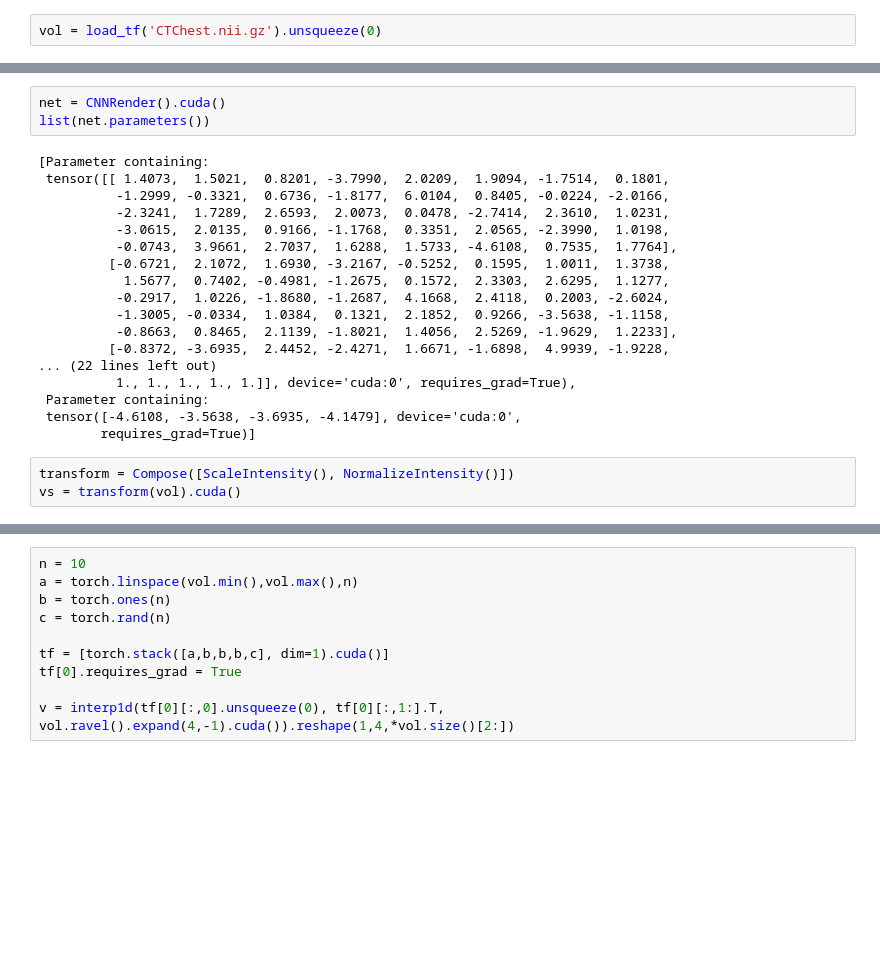
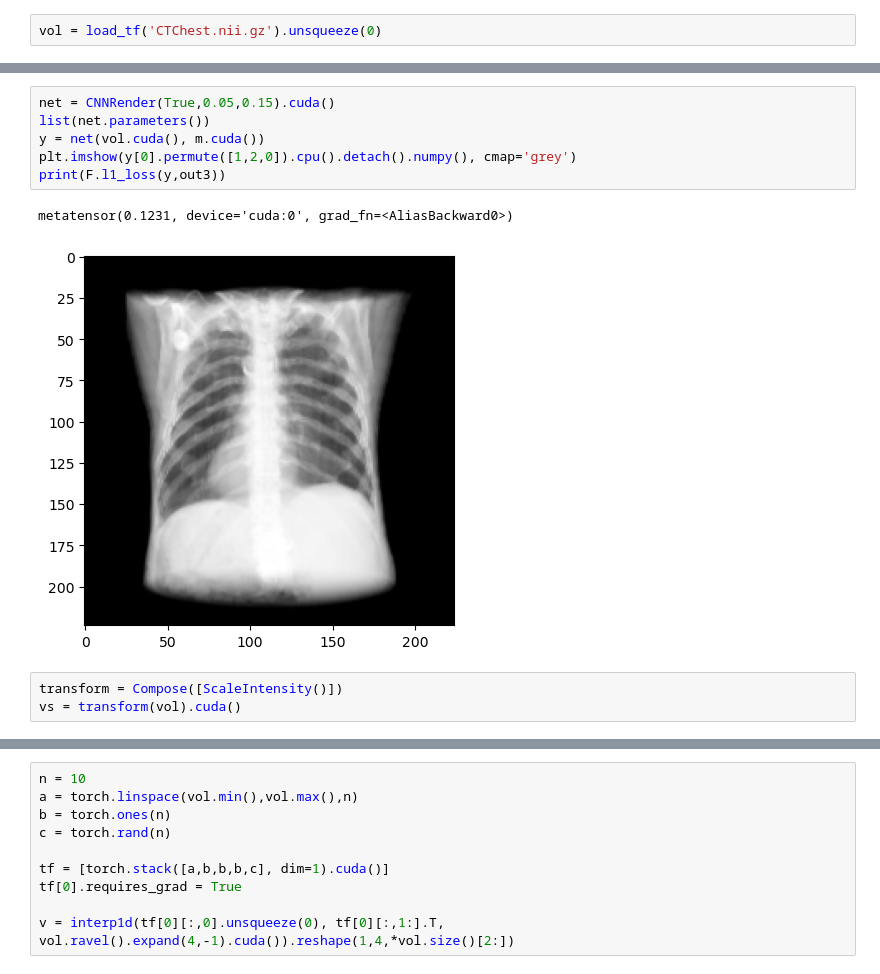
Before and after one commit to pcarnah/torchvtk, a Jupyter notebook: torchvtk.ipynb, the cells around one changed output, grey strips where cells are left out. Drawn from its saved outputs; the diff is of its cells as text; blank space fills up the shorter version.

```diff
--- a/torchvtk.ipynb
+++ b/torchvtk.ipynb
@@ -109,25 +263,13 @@ class CNNRender(torch.nn.Module):
 # %%
-net = CNNRender().cuda()
+net = CNNRender(True,0.05,0.15).cuda()
 list(net.parameters())
+y = net(vol.cuda(), m.cuda())
+plt.imshow(y[0].permute([1,2,0]).cpu().detach().numpy(), cmap='grey')
+print(F.l1_loss(y,out3))
 # %% [output]
-[Parameter containing:
- tensor([[ 1.4073,  1.5021,  0.8201, -3.7990,  2.0209,  1.9094, -1.7514,  0.1801,
-          -1.2999, -0.3321,  0.6736, -1.8177,  6.0104,  0.8405, -0.0224, -2.0166,
-          -2.3241,  1.7289,  2.6593,  2.0073,  0.0478, -2.7414,  2.3610,  1.0231,
-          -3.0615,  2.0135,  0.9166, -1.1768,  0.3351,  2.0565, -2.3990,  1.0198,
-          -0.0743,  3.9661,  2.7037,  1.6288,  1.5733, -4.6108,  0.7535,  1.7764],
-         [-0.6721,  2.1072,  1.6930, -3.2167, -0.5252,  0.1595,  1.0011,  1.3738,
-           1.5677,  0.7402, -0.4981, -1.2675,  0.1572,  2.3303,  2.6295,  1.1277,
-          -0.2917,  1.0226, -1.8680, -1.2687,  4.1668,  2.4118,  0.2003, -2.6024,
-          -1.3005, -0.0334,  1.0384,  0.1321,  2.1852,  0.9266, -3.5638, -1.1158,
-          -0.8663,  0.8465,  2.1139, -1.8021,  1.4056,  2.5269, -1.9629,  1.2233],
-         [-0.8372, -3.6935,  2.4452, -2.4271,  1.6671, -1.6898,  4.9939, -1.9228,
-... (22 lines left out)
-          1., 1., 1., 1., 1.]], device='cuda:0', requires_grad=True),
- Parameter containing:
- tensor([-4.6108, -3.5638, -3.6935, -4.1479], device='cuda:0',
-        requires_grad=True)]
+metatensor(0.1231, device='cuda:0', grad_fn=<AliasBackward0>)
+[figure, added]
 # %%
-transform = Compose([ScaleIntensity(), NormalizeIntensity()])
+transform = Compose([ScaleIntensity()])
 vs = transform(vol).cuda()
 # %%
```
Also changed, not shown: parts of 21 cells of this notebook.
